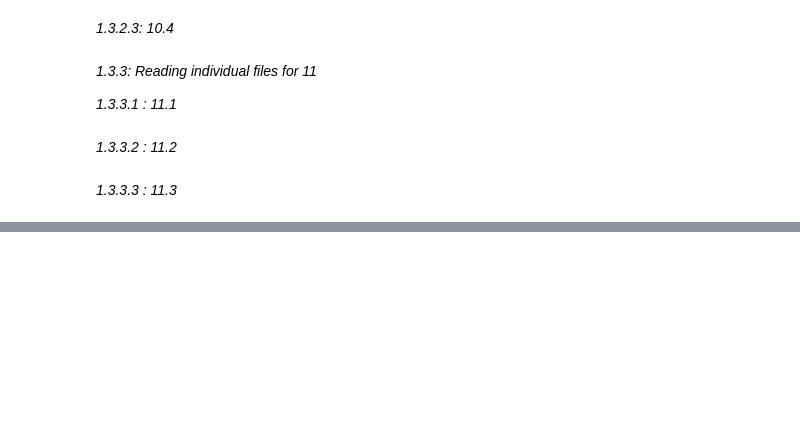
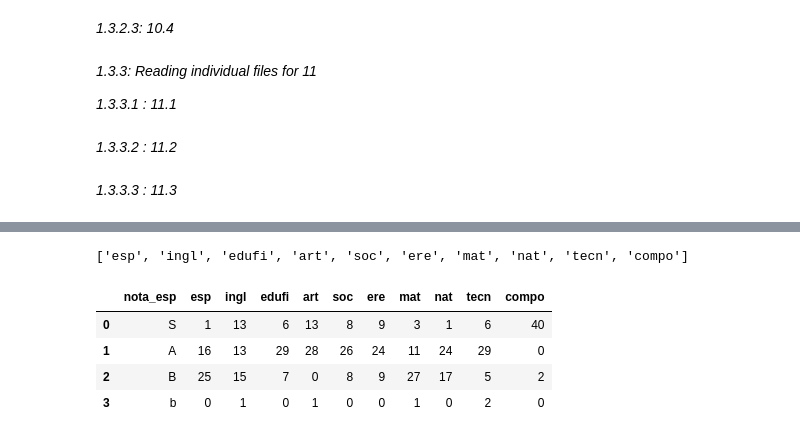
Before and after one commit to marlon-cooh/mlops, a Jupyter notebook: eda.ipynb, the cells around one changed output, grey strips where cells are left out. Cells and saved outputs as stored; diff of their text form; code cells hidden in the pictures; blank space fills up the shorter version.

```diff
--- a/eda.ipynb
+++ b/eda.ipynb
@@ -304,0 +364,29 @@ p2_11_3 = retrieve_grade_reports(path_for_11_3, final_student=82)["p2"]
+# %%
+cat_cols
+# %% [output]
+['esp', 'ingl', 'edufi', 'art', 'soc', 'ere', 'mat', 'nat', 'tecn', 'compo']
+# %%
+new_dfs = {}
+for subject in p1_9_2.iloc[:, 3:].columns.tolist():
+    new_dfs[subject] = p1_9_2.iloc[:, 3:][subject].value_counts().reset_index().sort_values(by=subject, ascending=False).rename(
+                    columns={
+                        subject: f"nota_{subject}",
+                        "count" : f"{subject}"
+                    }
+                 )
+# %%
+fixed = []
+for subj in cat_cols:
+    d = new_dfs[subj].copy()
+    nota_col = f"nota_{subj}"
+
+    # 1. Make grade label the index
+    d = d.set_index(nota_col)
+
+    # 2. Enforce the same row order for all subjects
+    d.index = pd.CategoricalIndex(d.index, categories=order, ordered=True)
+    d = d.reindex(order)
+
+    # 3. Restore the label column so each pair shows ip
+    d = d.rename_axis(nota_col).reset_index()
+    fixed.append(d)
@@ -304,0 +401,8 @@ p2_11_3 = retrieve_grade_reports(path_for_11_3, final_student=82)["p2"]
+# %%
+concat_analysis_9_2
+# %% [output]
+|  | nota_esp | esp | ingl | edufi | art | soc | ere | mat | nat | tecn | compo |
+| 0 | S | 1 | 13 | 6 | 13 | 8 | 9 | 3 | 1 | 6 | 40 |
+| 1 | A | 16 | 13 | 29 | 28 | 26 | 24 | 11 | 24 | 29 | 0 |
+| 2 | B | 25 | 15 | 7 | 0 | 8 | 9 | 27 | 17 | 5 | 2 |
+| 3 | b | 0 | 1 | 0 | 1 | 0 | 0 | 1 | 0 | 2 | 0 |
```
Also changed, not shown: parts of 18 cells of this notebook, 2 other files.
